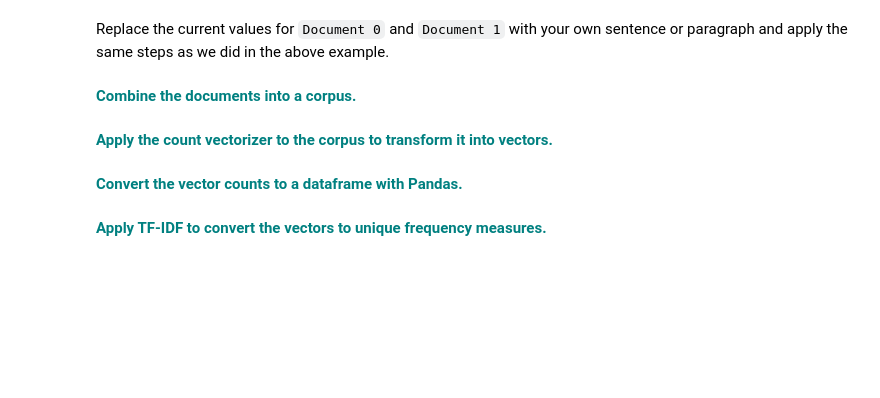
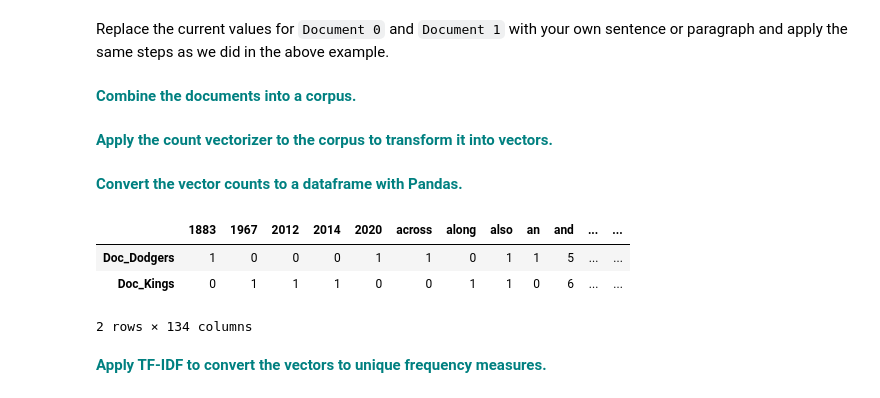
Before and after one commit to BrettlyCD/cosine-similarity, a Jupyter notebook: Cosine_Similarity_Case_Study.ipynb, the cells around one changed output. Cells and saved outputs as stored; diff of their text form; code cells hidden in the pictures; blank space fills up the shorter version.

```diff
--- a/Cosine_Similarity_Case_Study.ipynb
+++ b/Cosine_Similarity_Case_Study.ipynb
@@ -103,9 +113,25 @@ cosine_similarity(trsfm[0:1], trsfm)
 Replace the current values for `Document 0` and `Document 1` with your own sentence or paragraph and apply the same steps as we did in the above example.
 # %% [markdown]
  **<font color='teal'> Combine the documents into a corpus.</font>**
+# %%
+#Update to pararagraphs generated by chat-GPT about two of my favorite sports teams.
+Document1 = "The Los Angeles Dodgers, based in Los Angeles, California, are a historic and iconic professional baseball team. Established in 1883, the Dodgers have a long and storied history, with a legacy of success. They are known for their passionate fan base, iconic Dodger Stadium, and rich baseball tradition. The Dodgers have won multiple World Series championships, with their most recent title coming in 2020. Over the years, the team has produced legendary players who have left an indelible mark on baseball history. The Dodgers have a reputation for being a perennial contender in Major League Baseball, with a roster of talented players, a dedicated coaching staff, and a strong front office. Their commitment to excellence on the field, as well as their community involvement and philanthropic efforts, make them a beloved institution in the world of baseball, not just in Los Angeles but also across the United States."
+Document2 = "The Los Angeles Kings, based in Los Angeles, California, are a professional ice hockey team that competes in the National Hockey League (NHL). Established in 1967, the Kings have a rich history and a dedicated fan base. The team has experienced periods of success, including winning the prestigious Stanley Cup championship twice in recent years, in 2012 and 2014. The Kings have also produced talented players who have left a mark on the NHL, and their commitment to excellence on the ice is evident in their competitive play and passionate fan support. The Kings' distinctive black and silver team colors, along with their iconic logo, are instantly recognizable to hockey fans around the world. As one of the original expansion teams of the NHL, the Los Angeles Kings have a storied past and continue to strive for success in the ever-competitive world of professional ice hockey."
+
+corpus = [Document1,Document2]
 # %% [markdown]
  **<font color='teal'> Apply the count vectorizer to the corpus to transform it into vectors.</font>**
+# %%
+cv_train = count_vect.fit_transform(corpus)
 # %% [markdown]
  **<font color='teal'> Convert the vector counts to a dataframe with Pandas.</font>**
+# %%
+vector_df = pd.DataFrame(cv_train.toarray(), columns=count_vect.get_feature_names_out(), index=['Doc_Dodgers', 'Doc_Kings'])
+vector_df
+# %% [output]
+|  | 1883 | 1967 | 2012 | 2014 | 2020 | across | along | also | an | and | ... | ... |
+| Doc_Dodgers | 1 | 0 | 0 | 0 | 1 | 1 | 0 | 1 | 1 | 5 | ... | ... |
+| Doc_Kings | 0 | 1 | 1 | 1 | 0 | 0 | 1 | 1 | 0 | 6 | ... | ... |
+2 rows × 134 columns
 # %% [markdown]
  **<font color='teal'> Apply TF-IDF to convert the vectors to unique frequency measures.</font>**
```
Also changed, not shown: parts of 5 cells of this notebook.
